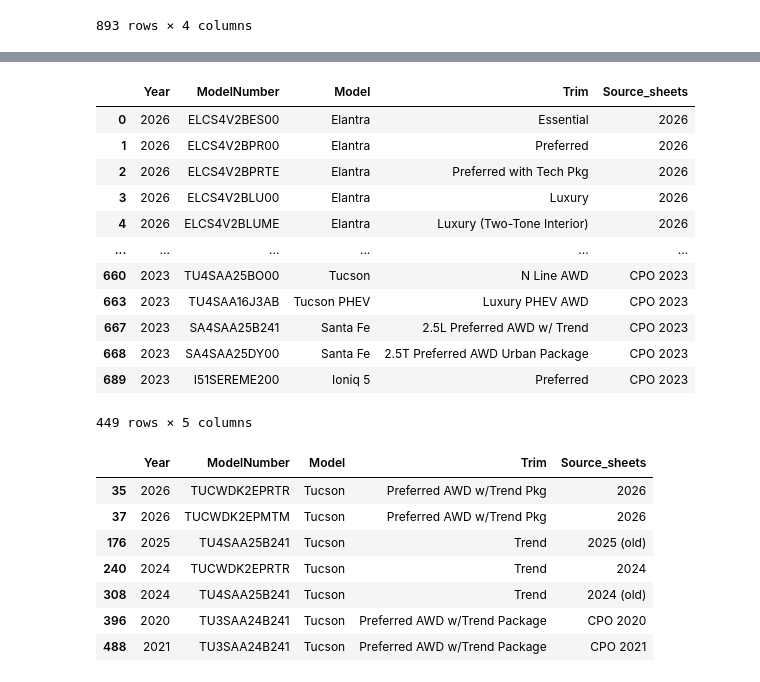
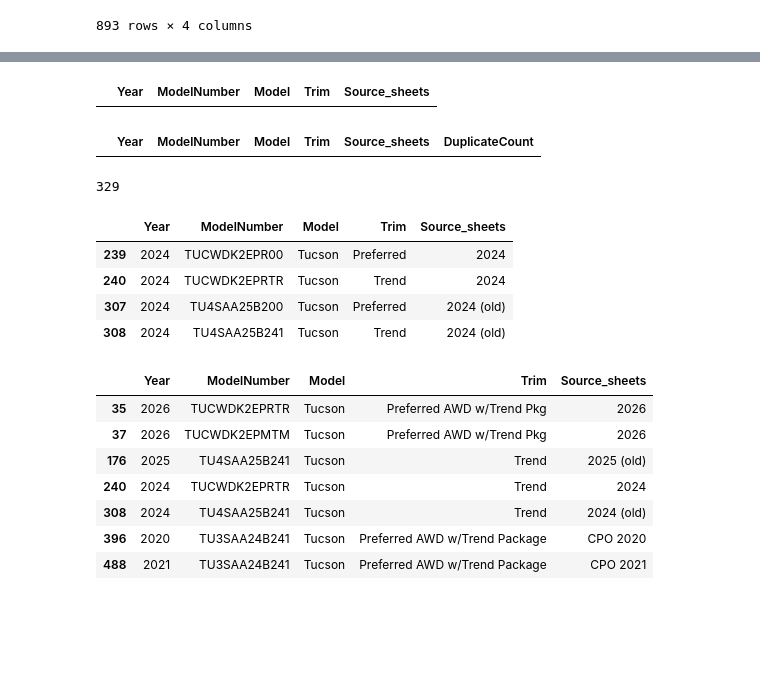
Before and after one commit to MeliPax/OEM_Accessories_v1, a Jupyter notebook: source_code/model_number_extract.ipynb, the cells around one changed output, grey strips where cells are left out. Drawn from its saved outputs; the diff is of its cells as text; code cells hidden in the pictures; blank space fills up the shorter version.

Commit message:
handling adding modelnumbers on trim accy list. Dealing with duplicate vals in the veh model extract. Need to do final tests

```diff
--- a/source_code/model_number_extract.ipynb
+++ b/source_code/model_number_extract.ipynb
@@ -85,3 +126,29 @@ cleaned_models
+# %%
+cleaned_models[(cleaned_models["ModelNumber"].isna())
+               | (cleaned_models["Model"].isna())
+               | (cleaned_models["Year"].isna())
+               | (cleaned_models["Trim"].isna())
+               ]
+# %% [output]
+|  | Year | ModelNumber | Model | Trim | Source_sheets |
+# %%
+
+def get_duplicates(df):
+    # Show rows where ModelNumber, Model, and Source_sheets are all duplicated
+    duplicates = cleaned_models[cleaned_models.duplicated(subset=["ModelNumber", "Model", "Source_sheets"], keep=False)]
+
+    # Sort by frequency of these combined duplicates
+    duplicates["DuplicateCount"] = duplicates.groupby(["ModelNumber", "Model", "Source_sheets"])["ModelNumber"].transform("count")
+    duplicates = duplicates.sort_values(by="DuplicateCount", ascending=False)
+
+    return duplicates
+get_duplicates(cleaned_models)
+# %% [output]
+|  | Year | ModelNumber | Model | Trim | Source_sheets | DuplicateCount |
+# %%
+len(cleaned_models["ModelNumber"].unique())
+# %% [output]
+329
 # %%
 def data_correction(df):
     # Replace rows where Description contains 'with Tech Pkg' with 'Yes' in a new column
@@ -94,19 +161,16 @@ cleaned_models.to_csv(r'..\database\dbs\Hyundai_models_db.csv', index=False)
 # %%
-cleaned_models
+cleaned_models[
+        (1==1)
+        &(cleaned_models["Year"] == 2024)
+        & (cleaned_models["Model"] == "Tucson")
+        # & (cleaned_models["Trim"].str.contains("Preferred", case=False, na=False))
+    ]
 # %% [output]
 |  | Year | ModelNumber | Model | Trim | Source_sheets |
-| 0 | 2026 | ELCS4V2BES00 | Elantra | Essential | 2026 |
-| 1 | 2026 | ELCS4V2BPR00 | Elantra | Preferred | 2026 |
-| 2 | 2026 | ELCS4V2BPRTE | Elantra | Preferred with Tech Pkg | 2026 |
-| 3 | 2026 | ELCS4V2BLU00 | Elantra | Luxury | 2026 |
-| 4 | 2026 | ELCS4V2BLUME | Elantra | Luxury (Two-Tone Interior) | 2026 |
-| ... | ... | ... | ... | ... | ... |
-| 660 | 2023 | TU4SAA25BO00 | Tucson | N Line AWD | CPO 2023 |
-| 663 | 2023 | TU4SAA16J3AB | Tucson PHEV | Luxury PHEV AWD | CPO 2023 |
-| 667 | 2023 | SA4SAA25B241 | Santa Fe | 2.5L Preferred AWD w/ Trend | CPO 2023 |
-| 668 | 2023 | SA4SAA25DY00 | Santa Fe | 2.5T Preferred AWD Urban Package | CPO 2023 |
-| 689 | 2023 | I51SEREME200 | Ioniq 5 | Preferred | CPO 2023 |
+| 239 | 2024 | TUCWDK2EPR00 | Tucson | Preferred | 2024 |
+| 240 | 2024 | TUCWDK2EPRTR | Tucson | Trend | 2024 |
+| 307 | 2024 | TU4SAA25B200 | Tucson | Preferred | 2024 (old) |
+| 308 | 2024 | TU4SAA25B241 | Tucson | Trend | 2024 (old) |
-449 rows × 5 columns
 # %%
 def search_vehicle_by_year_and_model(year, model):
     # Filter the DataFrame based on year and model
```
Also changed, not shown: parts of 3 cells of this notebook, 4 other files.
